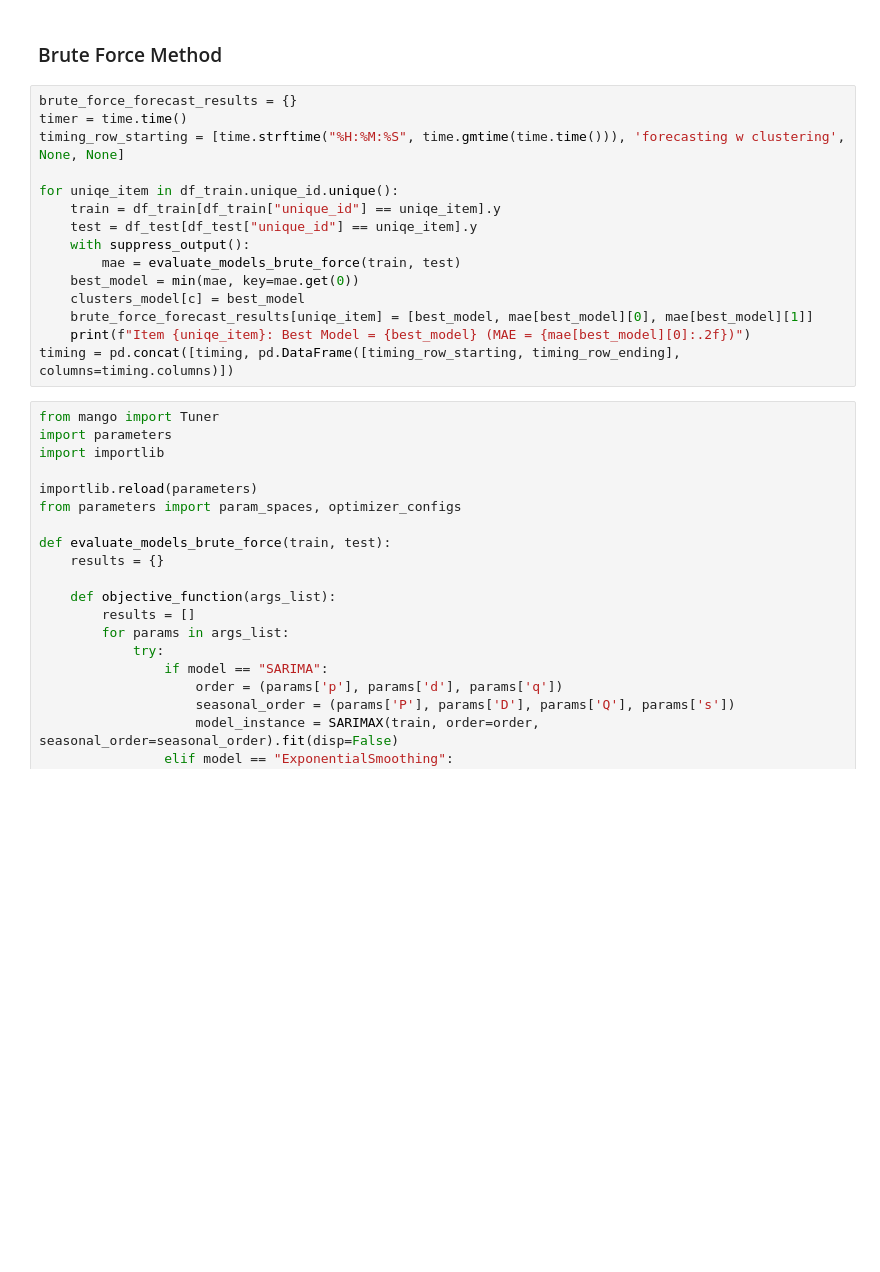
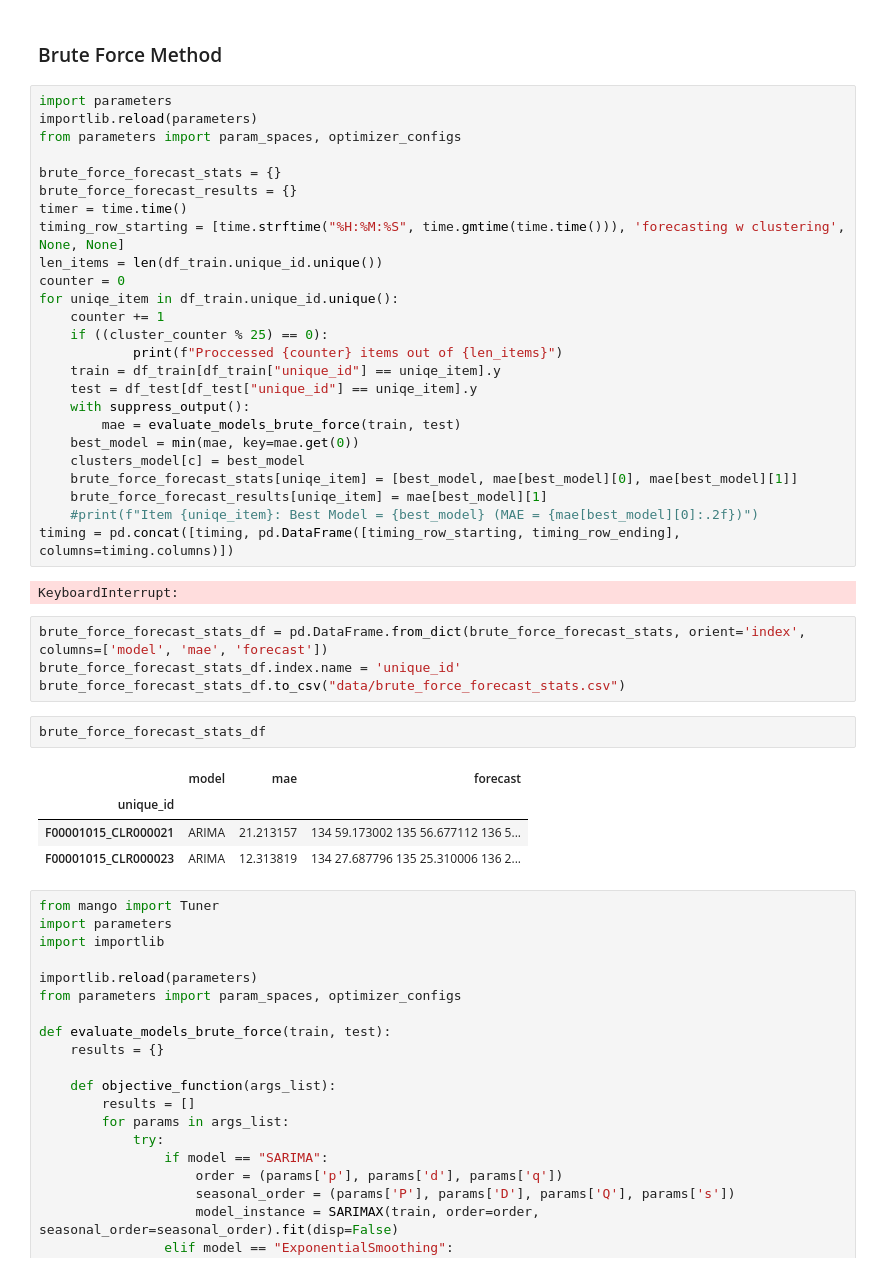
Before and after one commit to noeasyday7/bright_river, a Jupyter notebook: V. Forecasting.ipynb, the cells around one changed output. Saved outputs shown, nothing was run; the diff lists cells and outputs as text; blank space fills up the shorter version.

Commit message:
added to save parameters for best models

```diff
--- a/V. Forecasting.ipynb
+++ b/V. Forecasting.ipynb
@@ -338,20 +338,43 @@ df_forecast.to_csv("data/forecast_cluster_optimizer.csv")
 # %% [markdown]
 ### Brute Force Method ###
 # %%
+import parameters
+importlib.reload(parameters)
+from parameters import param_spaces, optimizer_configs
+
+brute_force_forecast_stats = {}
 brute_force_forecast_results = {}
 timer = time.time()
 timing_row_starting = [time.strftime("%H:%M:%S", time.gmtime(time.time())), 'forecasting w clustering', None, None]
-
+len_items = len(df_train.unique_id.unique())
+counter = 0
 for uniqe_item in df_train.unique_id.unique():
+    counter += 1
+    if ((cluster_counter % 25) == 0):
+            print(f"Proccessed {counter} items out of {len_items}")
     train = df_train[df_train["unique_id"] == uniqe_item].y
     test = df_test[df_test["unique_id"] == uniqe_item].y
     with suppress_output():
         mae = evaluate_models_brute_force(train, test)
     best_model = min(mae, key=mae.get(0))
     clusters_model[c] = best_model
-    brute_force_forecast_results[uniqe_item] = [best_model, mae[best_model][0], mae[best_model][1]]
-    print(f"Item {uniqe_item}: Best Model = {best_model} (MAE = {mae[best_model][0]:.2f})")
+    brute_force_forecast_stats[uniqe_item] = [best_model, mae[best_model][0], mae[best_model][1]]
+    brute_force_forecast_results[uniqe_item] = mae[best_model][1]
+    #print(f"Item {uniqe_item}: Best Model = {best_model} (MAE = {mae[best_model][0]:.2f})")
 timing = pd.concat([timing, pd.DataFrame([timing_row_starting, timing_row_ending], columns=timing.columns)])
+# %% [output]
+KeyboardInterrupt:
+# %%
+brute_force_forecast_stats_df = pd.DataFrame.from_dict(brute_force_forecast_stats, orient='index', columns=['model', 'mae', 'forecast'])
+brute_force_forecast_stats_df.index.name = 'unique_id'
+brute_force_forecast_stats_df.to_csv("data/brute_force_forecast_stats.csv")
+# %%
+brute_force_forecast_stats_df
+# %% [output]
+|  | model | mae | forecast |
+| unique_id |  |  |  |
+| F00001015_CLR000021 | ARIMA | 21.213157 | 134 59.173002 135 56.677112 136 5... |
+| F00001015_CLR000023 | ARIMA | 12.313819 | 134 27.687796 135 25.310006 136 2... |
 # %%
 from mango import Tuner
 import parameters
```
Also changed, not shown: parts of 1 cell of this notebook, 1 other file.
